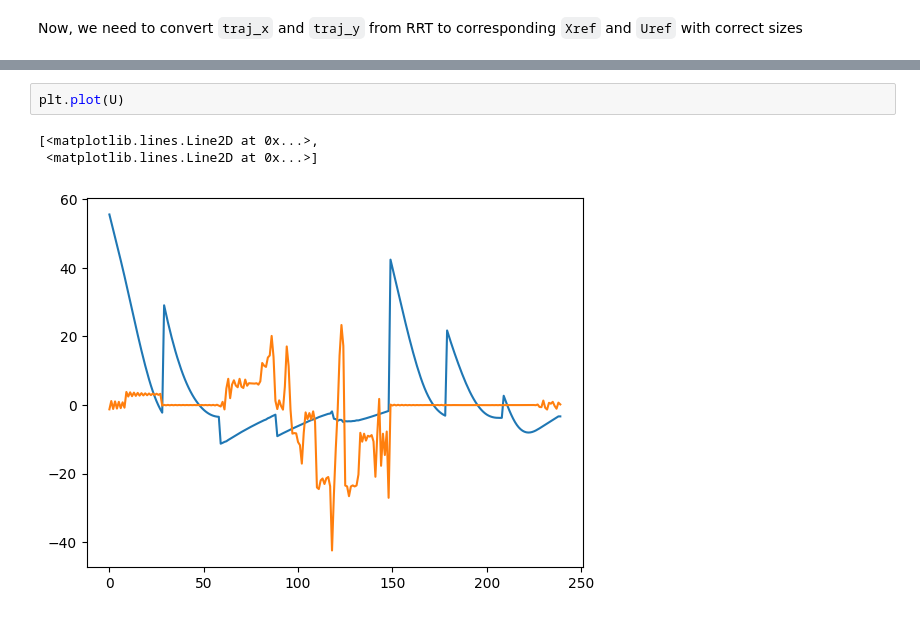
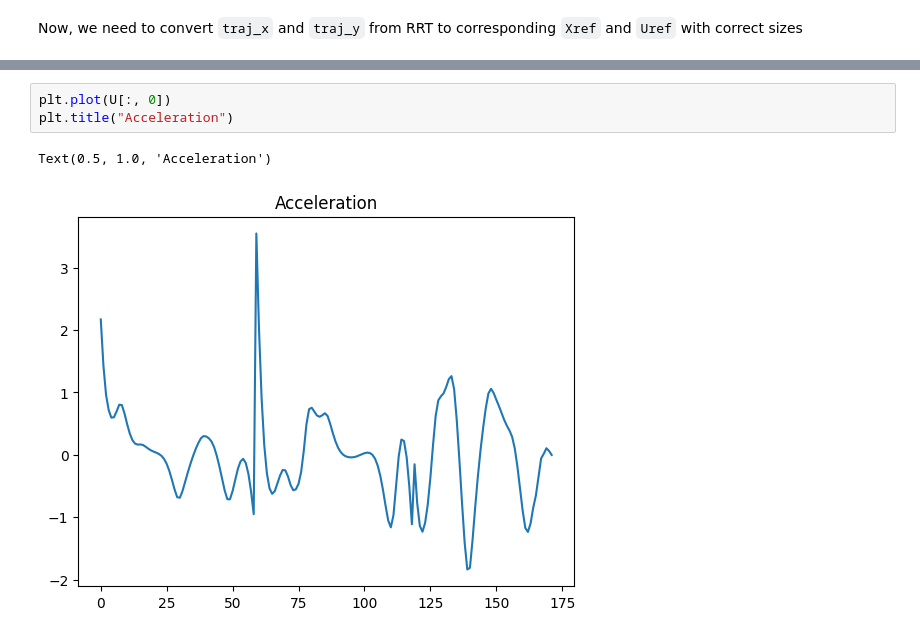
Before and after one commit to Antoine-Bergerault/OCRL-Project, a Jupyter notebook: main.ipynb, the cells around one changed output, grey strips where cells are left out. Drawn from its saved outputs; the diff is of its cells as text.

```diff
--- a/main.ipynb
+++ b/main.ipynb
@@ -326,6 +356,6 @@ plt.show()
-# %%
-plt.plot(U)
-# %% [output]
-[<matplotlib.lines.Line2D at 0x...>,
- <matplotlib.lines.Line2D at 0x...>]
-[figure, removed]
+# %%
+plt.plot(U[:, 0])
+plt.title("Acceleration")
+# %% [output]
+Text(0.5, 1.0, 'Acceleration')
+[figure, added]
```
Also changed, not shown: parts of 21 cells of this notebook, 2 other files.
